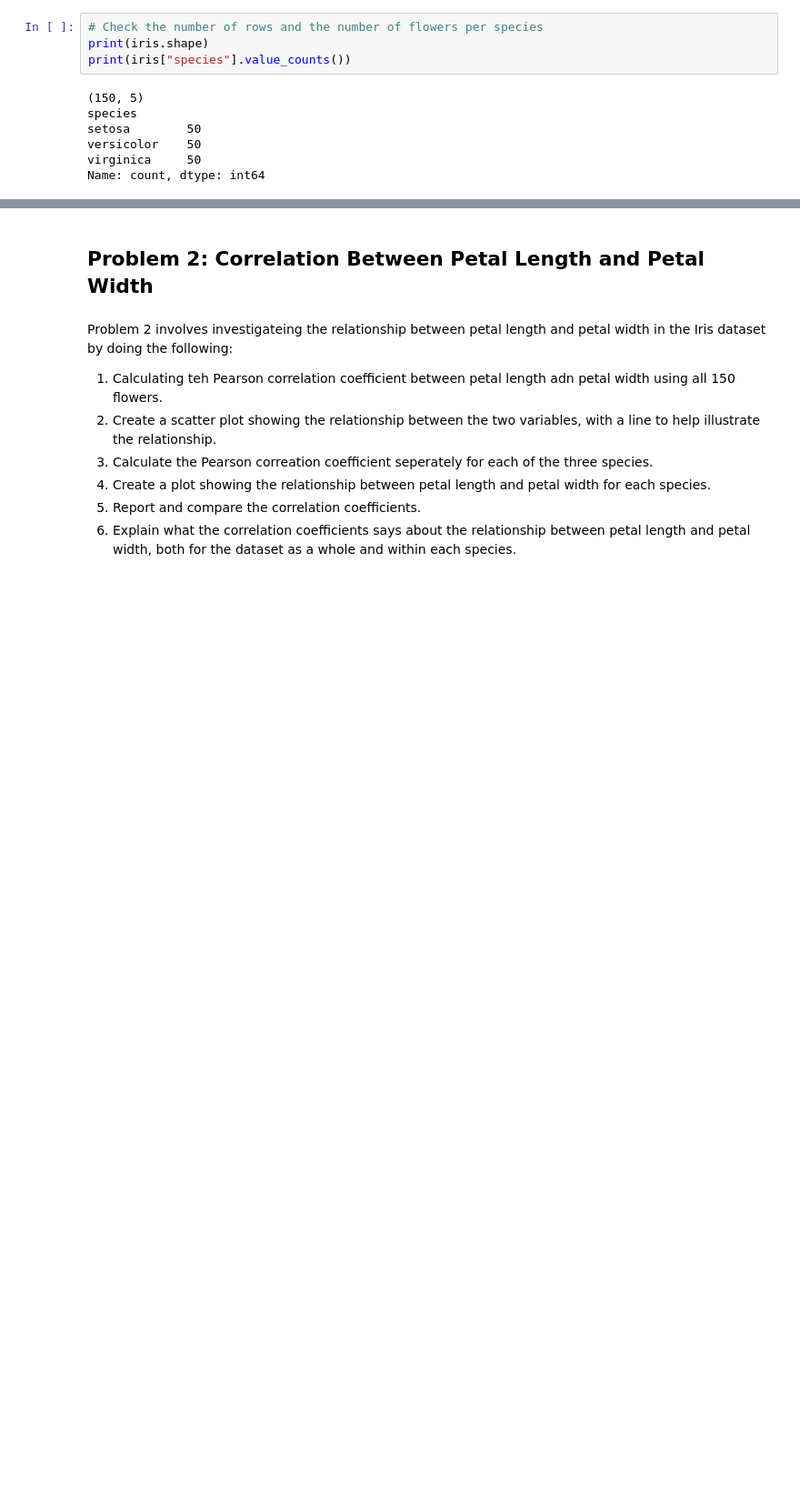
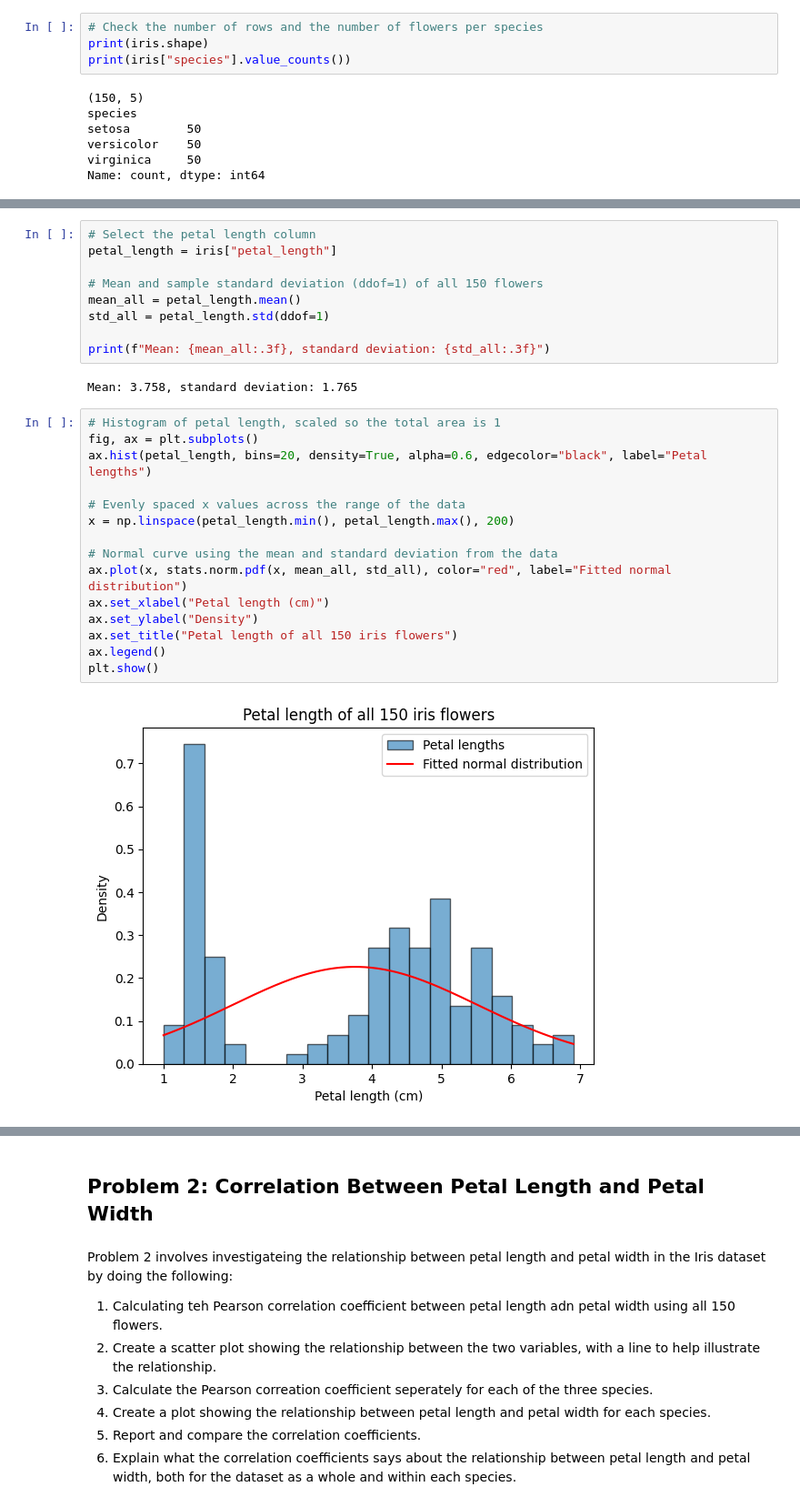
Before and after one commit to aiswarialajan124-png/appstat-assessment, a Jupyter notebook: problems.ipynb, the cells around one changed output, grey strips where cells are left out. Shown at 91% size. Drawn from its saved outputs; the diff is of its cells as text; blank space fills up the shorter version.

Commit message:
Add overall petal length histogram with normal fir

```diff
--- a/problems.ipynb
+++ b/problems.ipynb
@@ -53,0 +61,28 @@ Name: count, dtype: int64
+# %%
+# Select the petal length column
+petal_length = iris["petal_length"]
+
+# Mean and sample standard deviation (ddof=1) of all 150 flowers
+mean_all = petal_length.mean()
+std_all = petal_length.std(ddof=1)
+
+print(f"Mean: {mean_all:.3f}, standard deviation: {std_all:.3f}")
+# %% [output]
+Mean: 3.758, standard deviation: 1.765
+# %%
+# Histogram of petal length, scaled so the total area is 1
+fig, ax = plt.subplots()
+ax.hist(petal_length, bins=20, density=True, alpha=0.6, edgecolor="black", label="Petal lengths")
+
+# Evenly spaced x values across the range of the data
+x = np.linspace(petal_length.min(), petal_length.max(), 200)
+
+# Normal curve using the mean and standard deviation from the data
+ax.plot(x, stats.norm.pdf(x, mean_all, std_all), color="red", label="Fitted normal distribution")
+ax.set_xlabel("Petal length (cm)")
+ax.set_ylabel("Density")
+ax.set_title("Petal length of all 150 iris flowers")
+ax.legend()
+plt.show()
+# %% [output]
+[figure, added]
```
Also changed, not shown: parts of 2 cells of this notebook.
